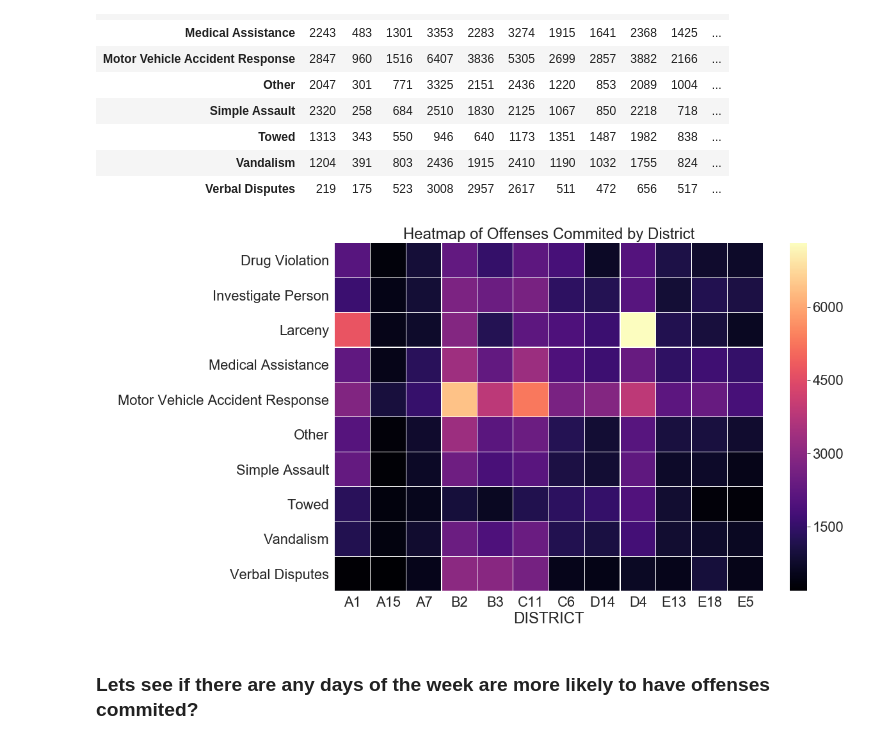
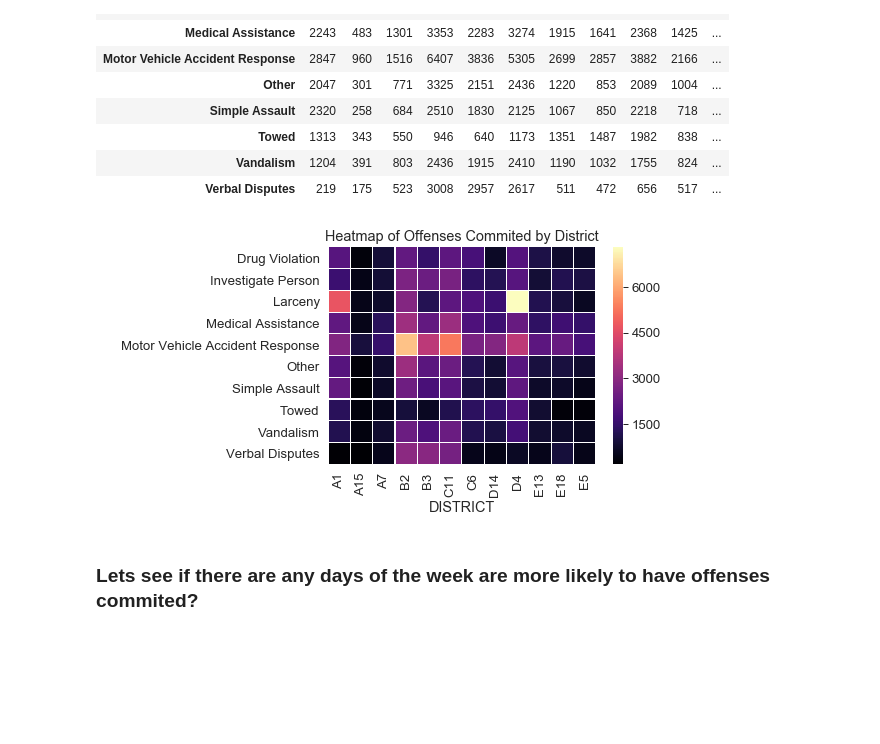
Before and after one commit to SpacePatroller/Boston_Crime_Data, a Jupyter notebook: Crime Data EDA.ipynb, the cells around one changed output. Cells and saved outputs as stored; diff of their text form; code cells hidden in the pictures; blank space fills up the shorter version.

```diff
--- a/Crime Data EDA.ipynb
+++ b/Crime Data EDA.ipynb
@@ -84,7 +84,9 @@ offenseCounts.head(10)
 | 8 | Verbal Disputes | 13099 |
 | 9 | Towed | 11287 |
 # %%
-figure = plt.figure(figsize=(10,15))
+figure = plt.figure(figsize=(8,15))
+sns.set()
+sns.set_style('white')
 sns.barplot(x=offenseCounts['Count'],y=offenseCounts['Offense'],palette='Set3')
 plt.ylabel('Offense')
 plt.xlabel('Count')
@@ -223,15 +225,15 @@ offenseHeatDf
 | Vandalism | 1204 | 391 | 803 | 2436 | 1915 | 2410 | 1190 | 1032 | 1755 | 824 | ... |
 | Verbal Disputes | 219 | 175 | 523 | 3008 | 2957 | 2617 | 511 | 472 | 656 | 517 | ... |
 # %%
-figure = plt.figure(figsize=(15,10))
+figure = plt.figure()
 
 sns.heatmap(offenseHeatDf,linecolor='white',linewidth=.1,cmap='magma')
 plt.ylabel(' ')
 plt.ylabel(' ')
 plt.title('Heatmap of Offenses Commited by District')
 plt.savefig('images/districtsOffenseHeatMap.png',bbox_inches='tight')
 # %% [output]
-[figure, old version]
+[figure, new version]
 # %% [markdown]
 ### Lets see if there are any days of the week are more likely to have offenses commited?
 # %%
```
Also changed, not shown: parts of 5 cells of this notebook, 5 other files.
